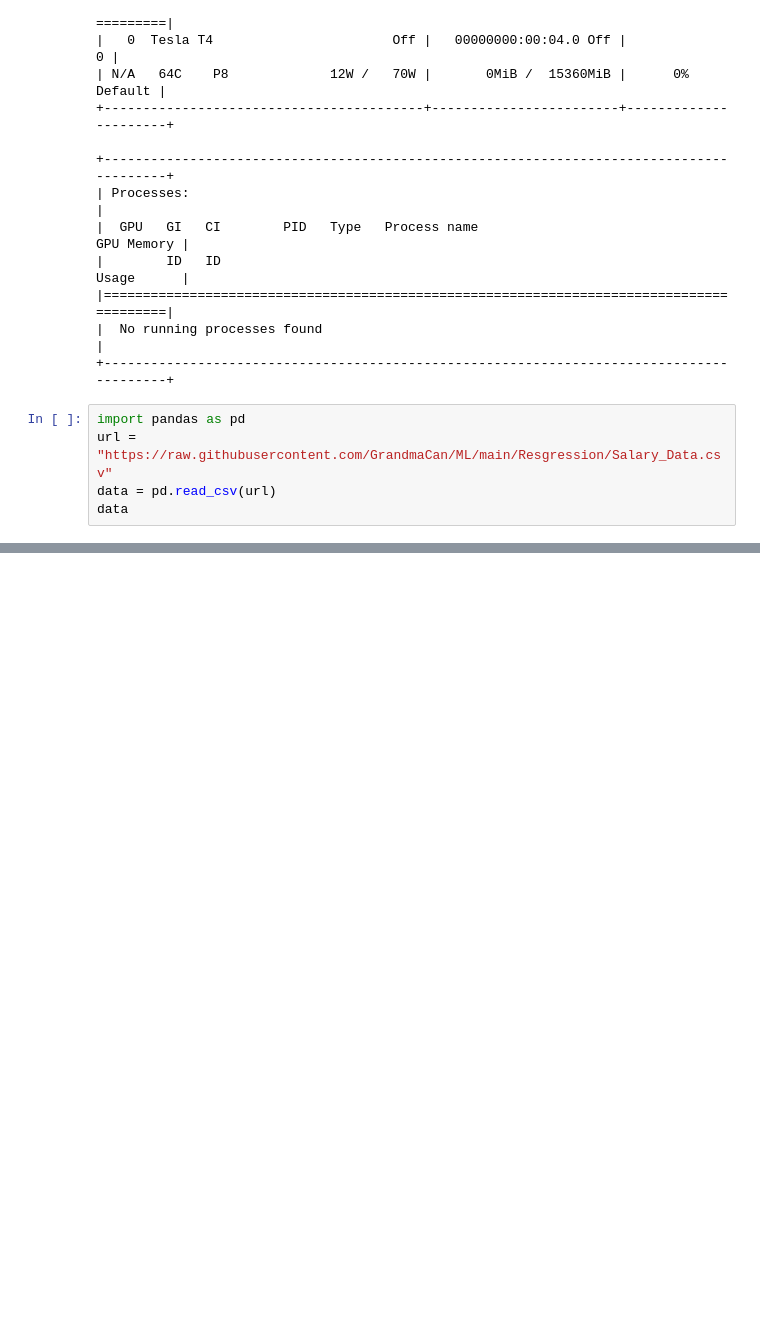
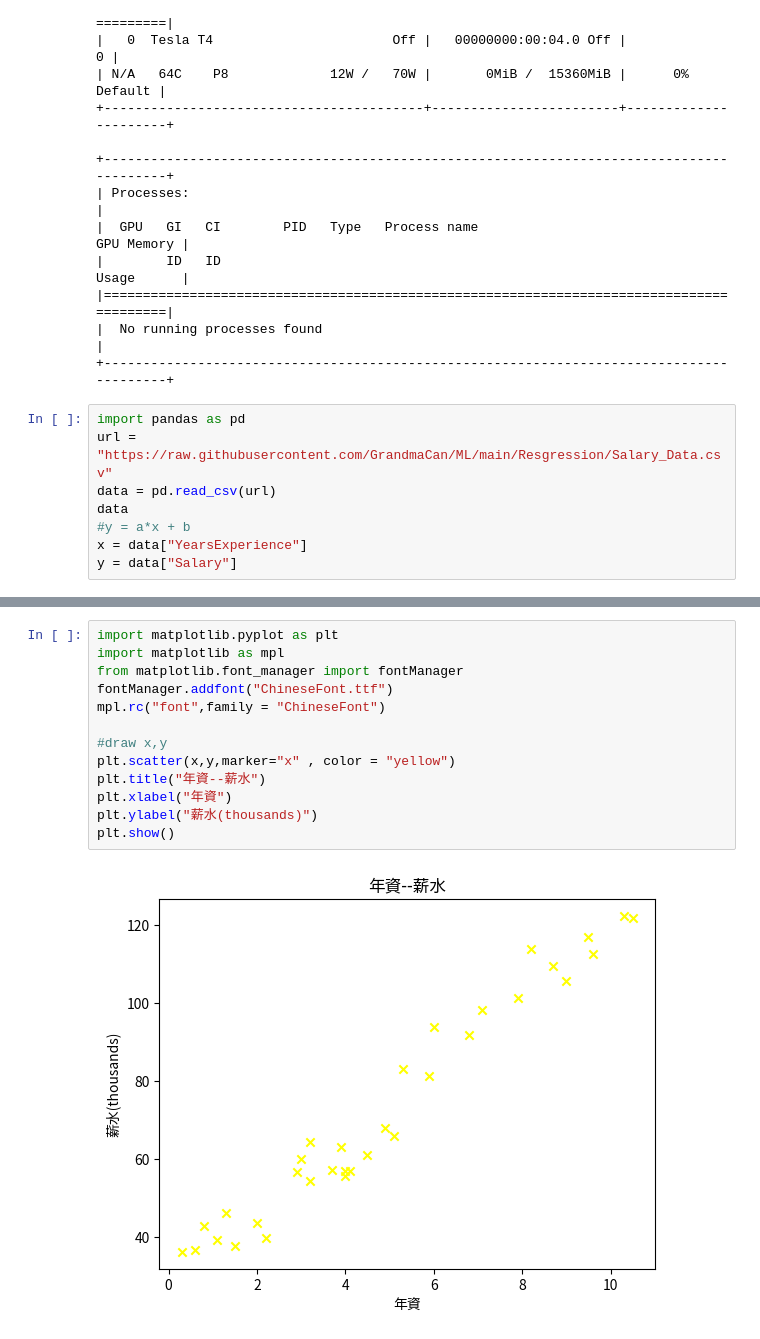
Before and after one commit to brianchen989/learnAi, a Jupyter notebook: set_environment.ipynb, the cells around one changed output, grey strips where cells are left out. Cells and saved outputs as stored; diff of their text form; blank space fills up the shorter version.

```diff
--- a/set_environment.ipynb
+++ b/set_environment.ipynb
@@ -26,3 +26,6 @@ import pandas as pd
 url = "https://raw.githubusercontent.com/GrandmaCan/ML/main/Resgression/Salary_Data.csv"
 data = pd.read_csv(url)
 data
+#y = a*x + b
+x = data["YearsExperience"]
+y = data["Salary"]
@@ -46,0 +48,15 @@ data
+# %%
+import matplotlib.pyplot as plt
+import matplotlib as mpl
+from matplotlib.font_manager import fontManager
+fontManager.addfont("ChineseFont.ttf")
+mpl.rc("font",family = "ChineseFont")
+
+#draw x,y
+plt.scatter(x,y,marker="x" , color = "yellow")
+plt.title("年資--薪水")
+plt.xlabel("年資")
+plt.ylabel("薪水(thousands)")
+plt.show()
+# %% [output]
+[figure, added]
```
Also changed, not shown: parts of 4 cells of this notebook.
